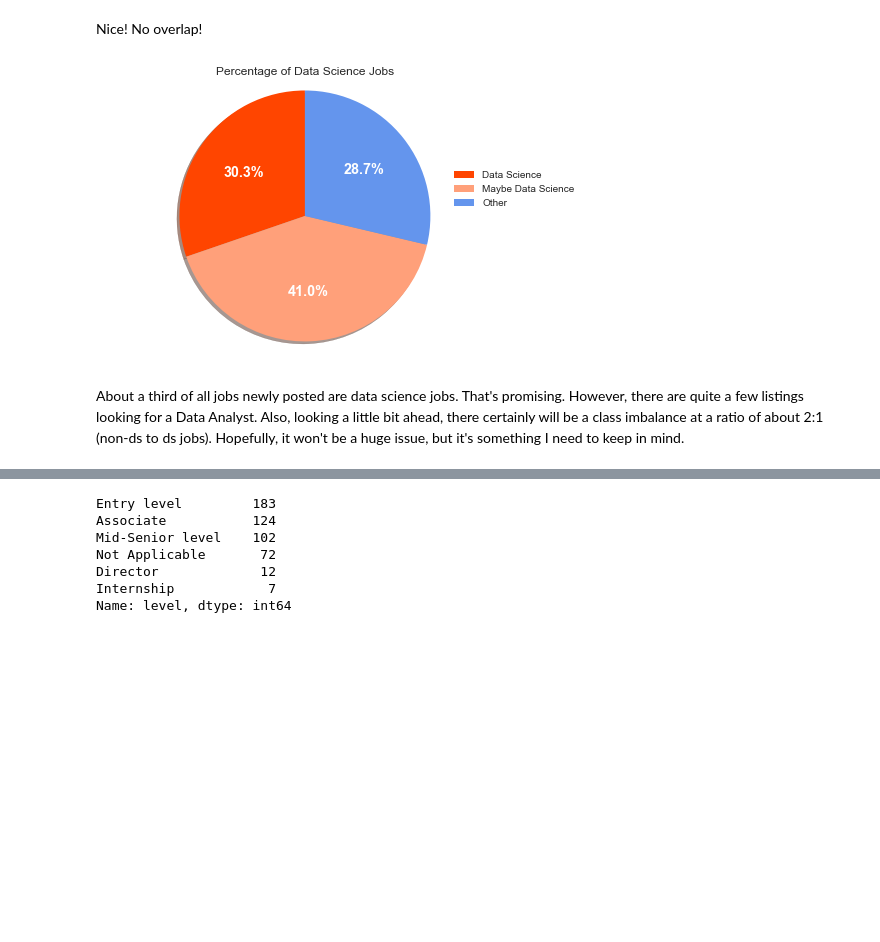
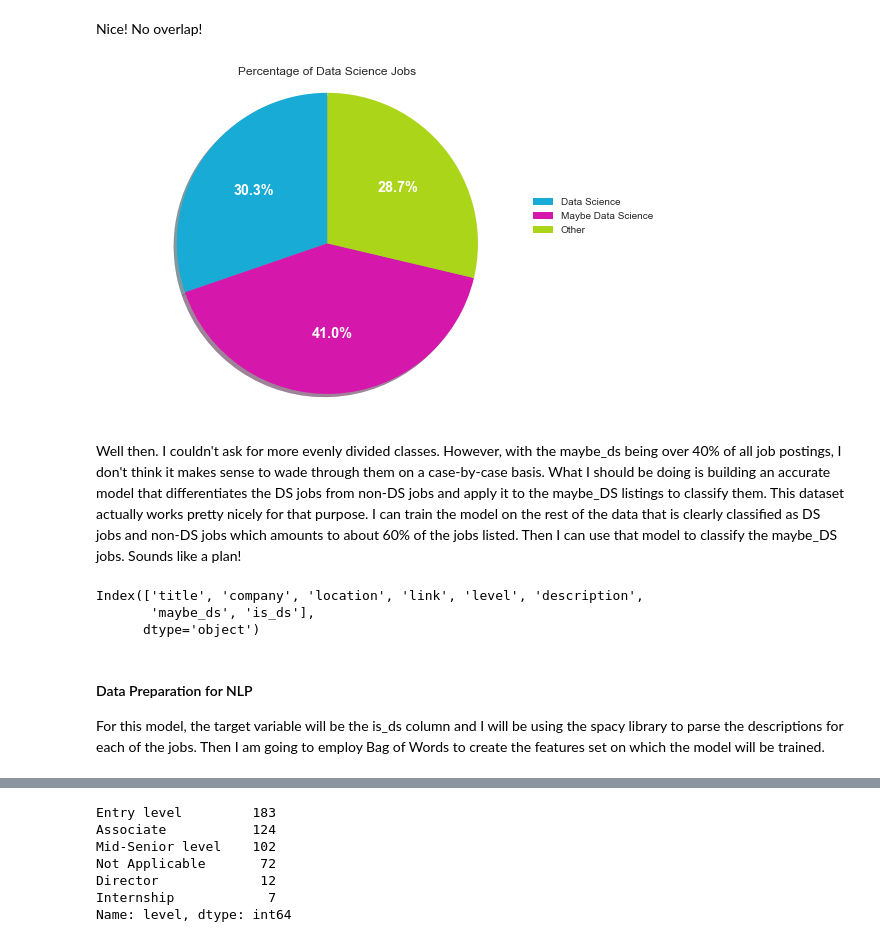
Before and after one commit to 26Jinx/SieveJobs, a Jupyter notebook: LinkedIn_Jobs_Data.ipynb, the cells around one changed output, grey strips where cells are left out. Drawn from its saved outputs; the diff is of its cells as text; code cells hidden in the pictures; blank space fills up the shorter version.

Commit message:
parsing descriptions

```diff
--- a/LinkedIn_Jobs_Data.ipynb
+++ b/LinkedIn_Jobs_Data.ipynb
@@ -230,25 +250,34 @@ Nice! No overlap!
 # %%
 # plot pie chart
 labels = ['Data Science', 'Maybe Data Science', 'Other']
 # [ds count, maybe ds count, rest]
 sizes = [is_ds_cts.tolist()[1],
          is_ds_cts.tolist()[0]-maybe_ds_cts.tolist()[1],
          maybe_ds_cts.tolist()[1]]
 
-f, ax = plt.subplots(figsize=(5, 5))
+f, ax = plt.subplots(figsize=(6, 6))
 text_dict = {'color' : 'w',
              'size'  : 'x-large',
              'weight': 'bold'}
-colors = ['orangered', 'lightsalmon', 'cornflowerblue']
+colors = ['#18ABD5', '#D518AB', '#ABD518']
 
 ax.pie(sizes, labels=labels, autopct='%1.1f%%', startangle=90, shadow=True,
        textprops=text_dict, colors=colors)
 ax.axis('equal')
 
 plt.title('Percentage of Data Science Jobs')
 plt.legend(loc=4, bbox_to_anchor=(1, 0.5, 0.5, 0.5))
 plt.show()
 # %% [output]
-[figure, old version]
+[figure, new version]
-# %% [markdown]
-About a third of all jobs newly posted are data science jobs. That's promising. However, there are quite a few listings looking for a Data Analyst. Also, looking a little bit ahead, there certainly will be a class imbalance at a ratio of about 2:1 (non-ds to ds jobs). Hopefully, it won't be a huge issue, but it's something I need to keep in mind.
+# %% [markdown]
+Well then. I couldn't ask for more evenly divided classes. However, with the maybe_ds being over 40% of all job postings, I don't think it makes sense to wade through them on a case-by-case basis. What I should be doing is building an accurate model that differentiates the DS jobs from non-DS jobs and apply it to the maybe_DS listings to classify them. This dataset actually works pretty nicely for that purpose. I can train the model on the rest of the data that is clearly classified as DS jobs and non-DS jobs which amounts to about 60% of the jobs listed. Then I can use that model to classify the maybe_DS jobs. Sounds like a plan!
+# %%
+df.columns
+# %% [output]
+Index(['title', 'company', 'location', 'link', 'level', 'description',
+       'maybe_ds', 'is_ds'],
+      dtype='object')
+# %% [markdown]
+#### Data Preparation for NLP
+For this model, the target variable will be the is_ds column and I will be using the spacy library to parse the descriptions for each of the jobs. Then I am going to employ Bag of Words to create the features set on which the model will be trained.
```
Also changed, not shown: parts of 7 cells of this notebook.
